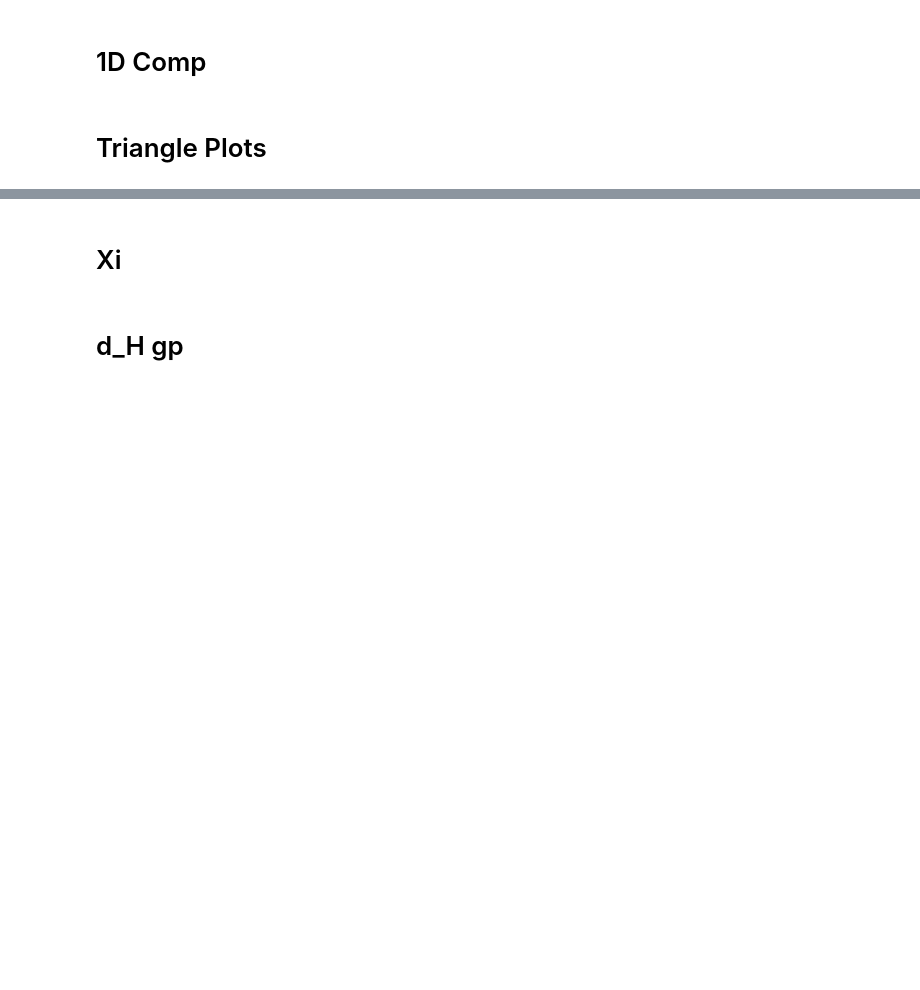
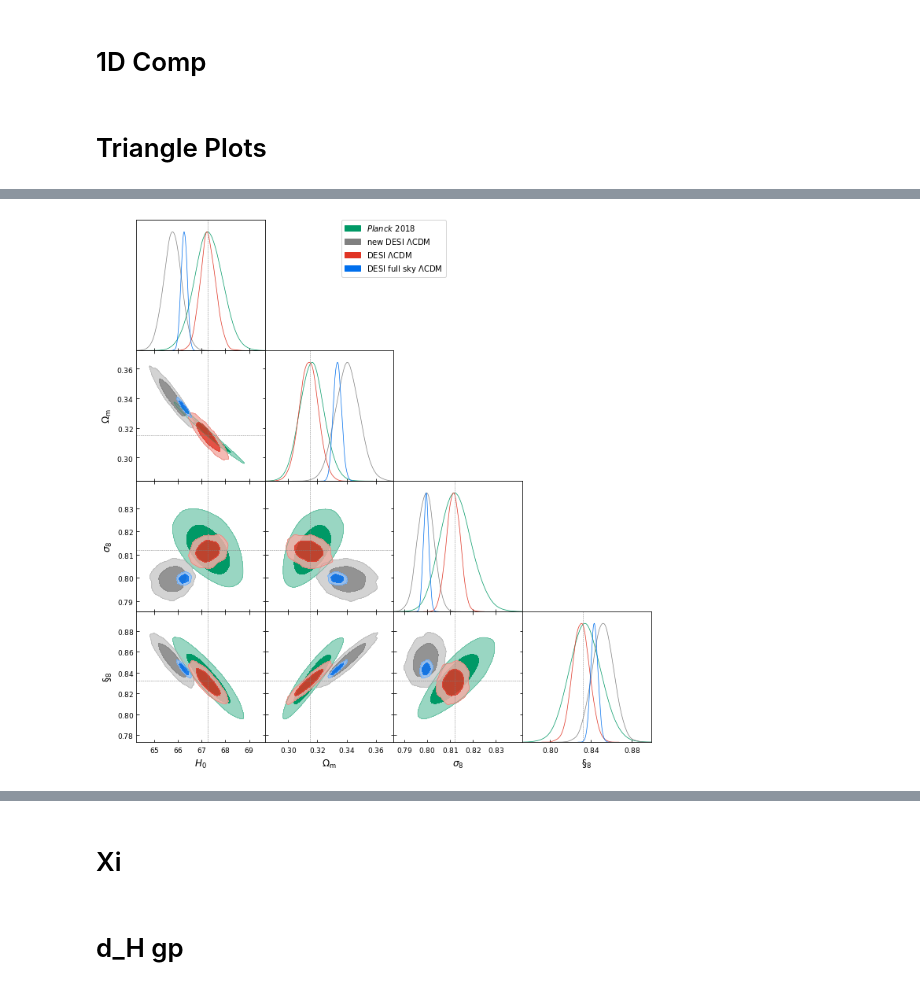
Before and after one commit to JaimeRZP/Growz, a Jupyter notebook: notebooks/plotting_Xi.ipynb, the cells around one changed output, grey strips where cells are left out. Cells and saved outputs as stored; diff of their text form; code cells hidden in the pictures; blank space fills up the shorter version.

```diff
--- a/notebooks/plotting_Xi.ipynb
+++ b/notebooks/plotting_Xi.ipynb
@@ -182,7 +182,10 @@ def get_m_s(rows):
 path = '/home/jaime/PhD/Growz/data/outputs/LCDM/'
 fiducial_LCDM = np.load(os.path.join(path,'LCDM_All_CMB_Planck_10000_10000/samples.npz'))
 DESI_LCDM = np.load(os.path.join(path,'LCDM_DESI_CMB_Planck_1000_1000/samples.npz'))
-
+newDESI_LCDM = np.load(os.path.join(path,'LCDM_newDESI_CMB_Planck_1000_1000/samples.npz'))
+DESIfs_LCDM = np.load(os.path.join(path,'LCDM_DESIfs_CMB_Planck_1000_1000/samples.npz'))
+Euclid_LCDM = np.load(os.path.join(path,'LCDM_Euclid_CMB_Planck_1000_1000/samples.npz'))
+WFIRST_LCDM = np.load(os.path.join(path,'LCDM_WFIRST_CMB_Planck_1000_1000/samples.npz'))
 path = '/home/jaime/PhD/Growz/data/outputs/finals'
 H = np.load(os.path.join(path, 'All_CMB_Planck_95_2500_2500/samples.npz'))
 
@@ -556,7 +559,12 @@ def make_samples(file, names, ranges, label):
                     settings={'mult_bias_correction_order':0,'smooth_scale_2D':0.3, 'smooth_scale_1D':0.3})
 # %%
 LCDM_samples = make_samples(fiducial_LCDM, ['H0_gp', 'Omega_m', 's80', 'S80', 'rd', 'M'], ranges, r'$\Lambda$CDM')
-H_samples = make_samples(H, ['A0', 'n_H', 'l_H', 'H0_gp', 'Omega_m', 's80', 'S80', 'rd', 'M'], ranges, '$H_{gp}$')
+DESI_LCDM_samples = make_samples(DESI_LCDM, ['H0_gp', 'Omega_m', 's80', 'S80'], ranges, r'DESI $\Lambda$CDM')
+newDESI_LCDM_samples = make_samples(newDESI_LCDM, ['H0_gp', 'Omega_m', 's80', 'S80'], ranges, r'new DESI $\Lambda$CDM')
+DESIfs_LCDM_samples = make_samples(DESIfs_LCDM, ['H0_gp', 'Omega_m', 's80', 'S80'], ranges, r'DESI full sky $\Lambda$CDM')
+Euclid_LCDM_samples = make_samples(Euclid_LCDM, ['H0_gp', 'Omega_m', 's80', 'S80'], ranges, r'Euclid $\Lambda$CDM')
+WFIRST_LCDM_samples = make_samples(WFIRST_LCDM, ['H0_gp', 'Omega_m', 's80', 'S80'], ranges, r'WFIRST $\Lambda$CDM')
+H_samples = make_samples(H, ['A0', 'n_H', 'l_H', 'H0_gp', 'Omega_m', 's80', 'S80'], ranges, '$H_{gp}$')
 Xi_P18_samples = make_samples(Xi_P18, ['n_Xi', 'l_Xi',  'mu_0', 'H0_gp', 'Omega_m', 's80', 'S80'],
                           ranges, r'$\mu_{gp}+P18$')
 Xi_P18_full_samples = make_samples(Xi_P18_full, ['n_Xi', 'l_Xi',  'mu_0', 'H0_gp', 'Omega_m', 's80', 'S80'],
@@ -574,16 +597,18 @@ DESI_2X_HXi_samples = make_samples(DESI_2X_HXi, ['n_H', 'l_H', 'n_Xi', 'l_Xi', '
 # %%
 g = plots.getSubplotPlotter(subplot_size=2.5)
-g.triangle_plot([Xi_P18_samples, planck_samples],
+g.triangle_plot([planck_samples, newDESI_LCDM_samples, DESI_LCDM_samples, DESIfs_LCDM_samples],
                 filled=True,
                 markers={'H0_gp':100*data_class.cosmo.h(),
                          'Omega_m': data_class.cosmo.Omega_m(),
                          'Omega_m_mean': data_class.cosmo.Omega_m(),
                          'w0': -1,
                          'wa': 0,
                          's80': data_class.cosmo.sigma8(),
                          'S80': data_class.cosmo.sigma8()*np.sqrt(data_class.cosmo.Omega_m()/0.3),
                         'rd':144.46,
                          'M': -19.2,
                          'mu_0': 1})
 
 g.export('/mnt/c/Users/Jaime/Desktop/PhD/beyond_gp_figures/triangle_Xi_data.pdf')
+# %% [output]
+[figure, added]
```
Also changed, not shown: parts of 3 cells of this notebook, 1 other file.
